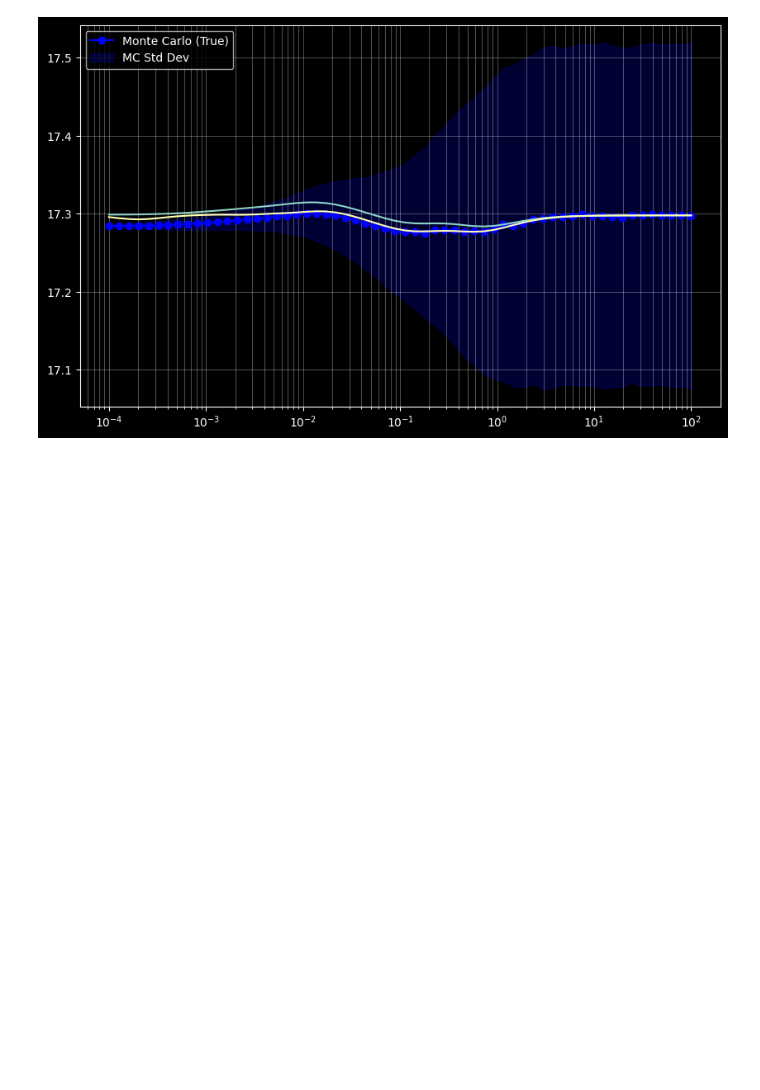
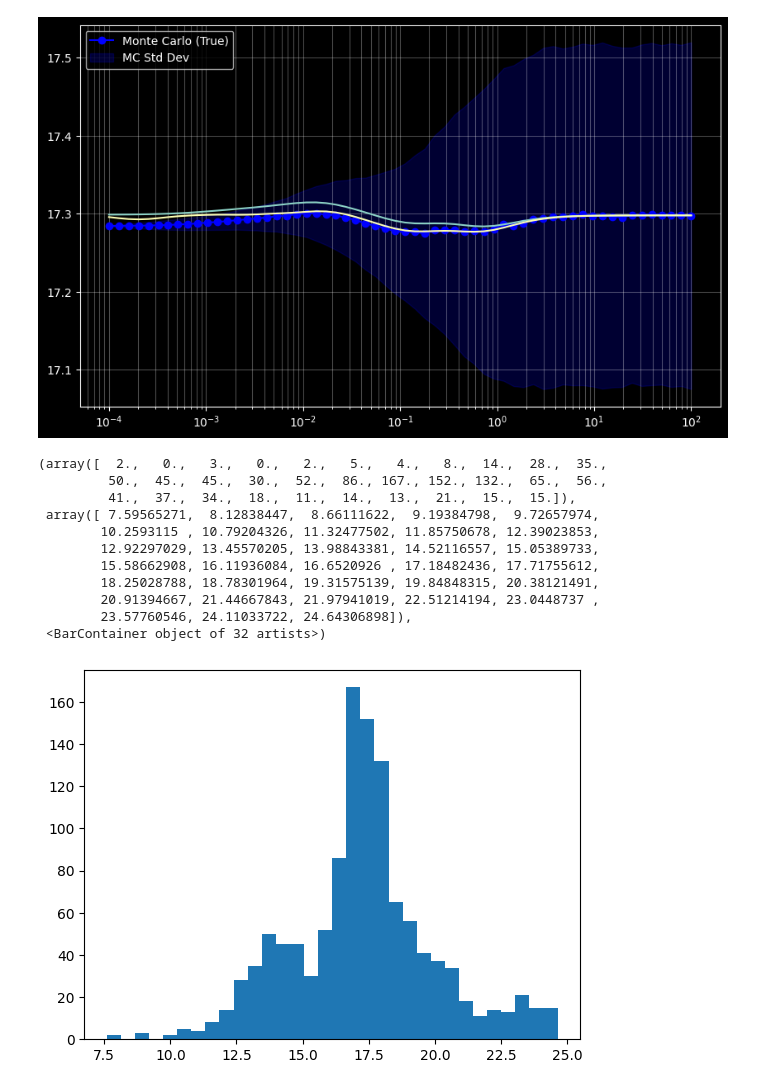
Before and after one commit to ayghri/hycut, a Jupyter notebook: simulations.ipynb, the cells around one changed output. Drawn from its saved outputs; the diff is of its cells as text; code cells hidden in the pictures; blank space fills up the shorter version.

```diff
--- a/simulations.ipynb
+++ b/simulations.ipynb
@@ -54,6 +54,8 @@ np.fill_diagonal(W, 0)
 W = (W+W.T)/2.
 # %% [output]
 Computing Affinity Matrix (RBF)...
+# %%
+D = W.sum(0)
 # %%
 plt.scatter(X[:,0], X[:,1], c=y_true)
 # %% [output]
@@ -390,3 +475,18 @@ plt.grid(True, which="both", alpha=0.3)
 plt.show()
 # %% [output]
 [figure]
+# %%
+plt.hist(D,bins=32)
+# %% [output]
+(array([  2.,   0.,   3.,   0.,   2.,   5.,   4.,   8.,  14.,  28.,  35.,
+         50.,  45.,  45.,  30.,  52.,  86., 167., 152., 132.,  65.,  56.,
+         41.,  37.,  34.,  18.,  11.,  14.,  13.,  21.,  15.,  15.]),
+ array([ 7.59565271,  8.12838447,  8.66111622,  9.19384798,  9.72657974,
+        10.2593115 , 10.79204326, 11.32477502, 11.85750678, 12.39023853,
+        12.92297029, 13.45570205, 13.98843381, 14.52116557, 15.05389733,
+        15.58662908, 16.11936084, 16.6520926 , 17.18482436, 17.71755612,
+        18.25028788, 18.78301964, 19.31575139, 19.84848315, 20.38121491,
+        20.91394667, 21.44667843, 21.97941019, 22.51214194, 23.0448737 ,
+        23.57760546, 24.11033722, 24.64306898]),
+ <BarContainer object of 32 artists>)
+[figure, added]
```
Also changed, not shown: parts of 25 cells of this notebook.
